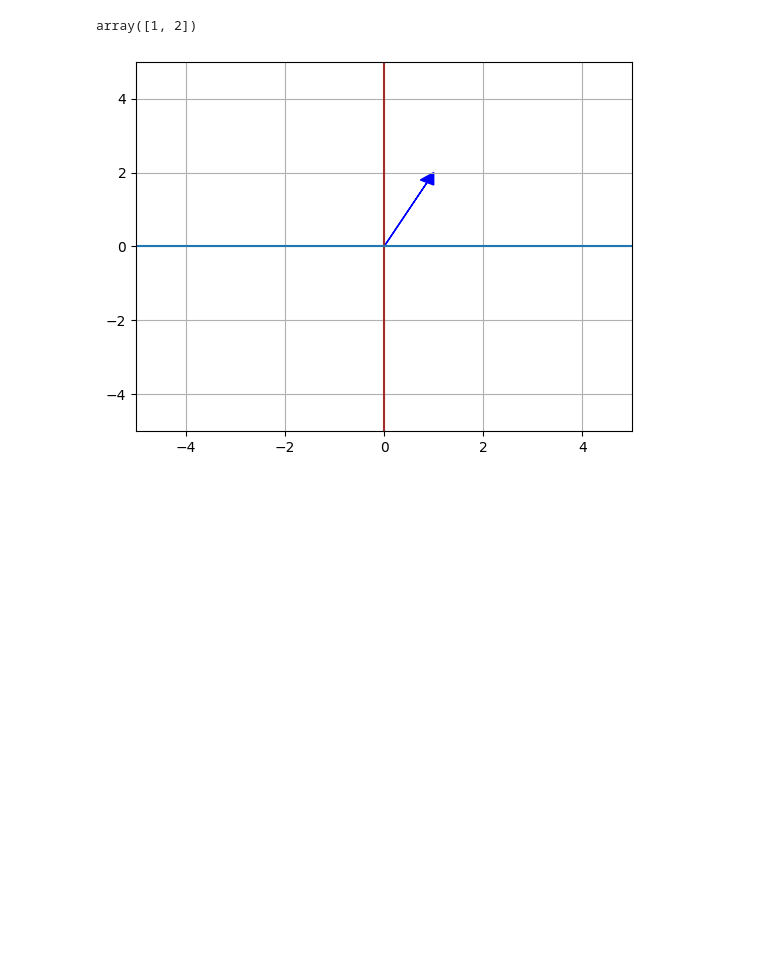
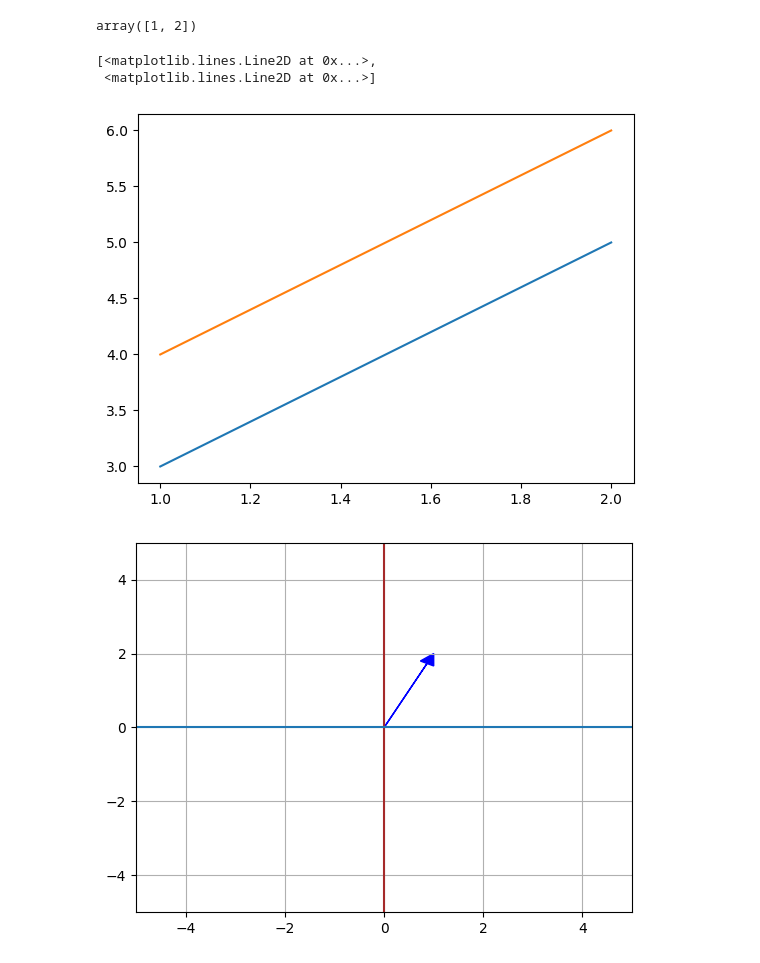
Before and after one commit to jasonrichdarmawan/hacktiv8-ftds-fase0, a Jupyter notebook: week02_day02/am/am.ipynb, the cells around one changed output. Saved outputs shown, nothing was run; the diff lists cells and outputs as text; code cells hidden in the pictures; blank space fills up the shorter version.

```diff
--- a/week02_day02/am/am.ipynb
+++ b/week02_day02/am/am.ipynb
@@ -22,5 +22,14 @@ a = np.array([1,2])
 a
 # %% [output]
 array([1, 2])
+# %%
+# line1 (1,3) (2,5)
+# line2 (1,4) (2,6)
+plt.plot([1,2],[[3,4],
+                [5,6]])
+# %% [output]
+[<matplotlib.lines.Line2D at 0x...>,
+ <matplotlib.lines.Line2D at 0x...>]
+[figure, added]
 # %%
 plot_vec(a,color='blue')
```
Also changed, not shown: parts of 2 cells of this notebook.
